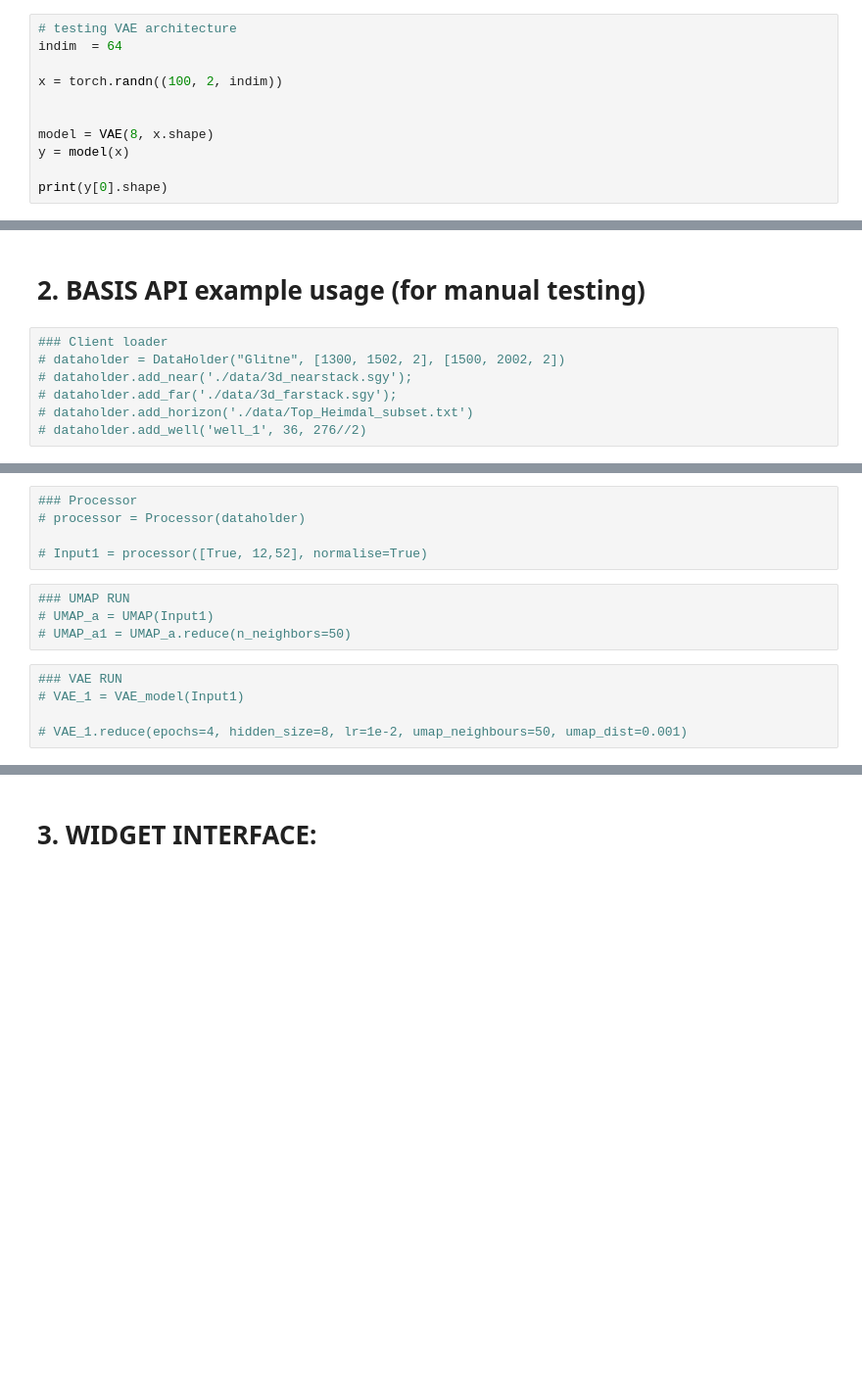
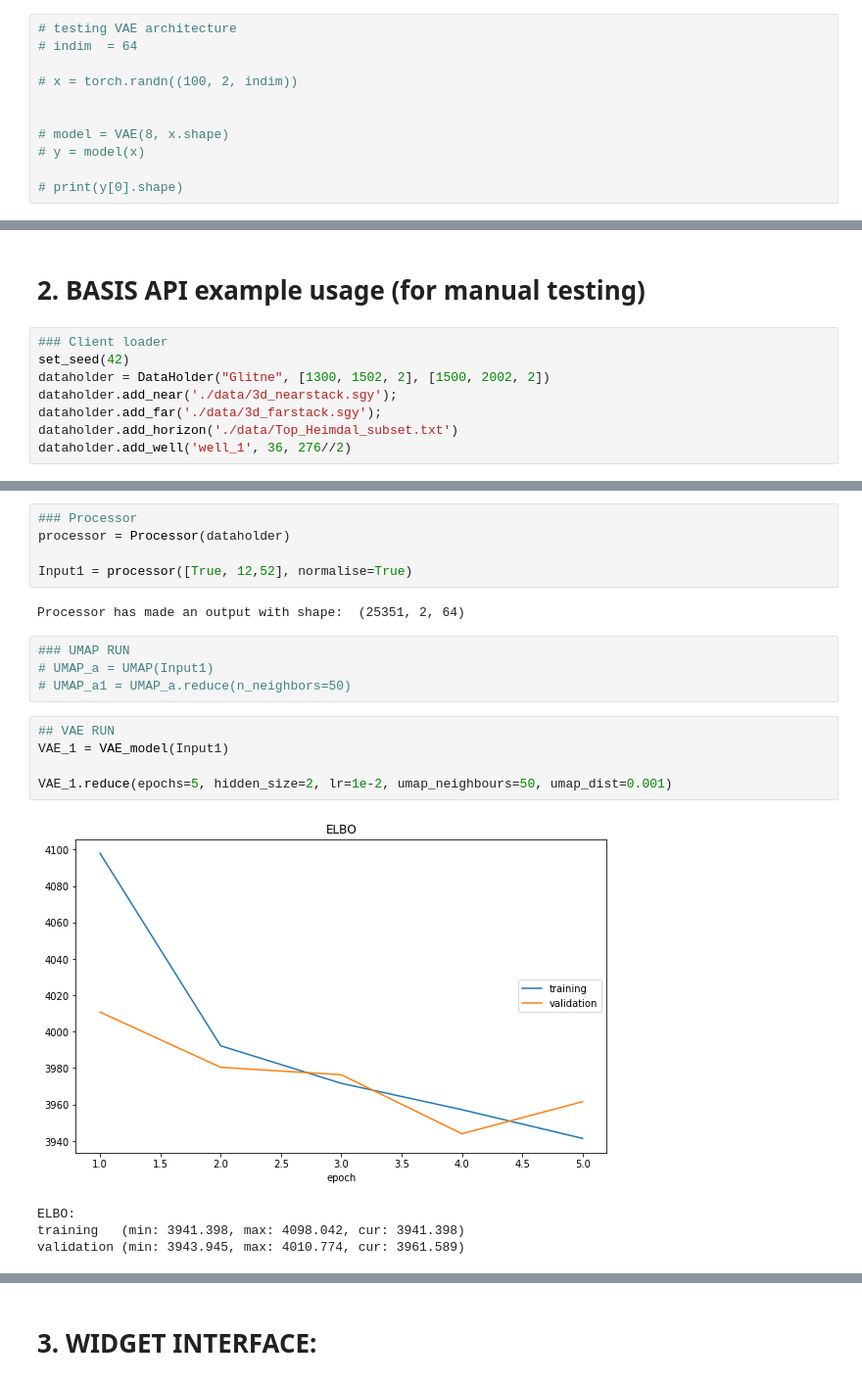
Before and after one commit to msc-acse/acse-9-independent-research-project-coush001, a Jupyter notebook: Prototype_NoteBook_2.0.ipynb, the cells around one changed output, grey strips where cells are left out. Shown at 98% size. Saved outputs shown, nothing was run; the diff lists cells and outputs as text; blank space fills up the shorter version.

```diff
--- a/Prototype_NoteBook_2.0.ipynb
+++ b/Prototype_NoteBook_2.0.ipynb
@@ -263,12 +266,12 @@ def forward_all(model, all_loader, cuda=False):
     return torch.cat(reconstructions, 0), torch.cat(latents, 0)
 # %%
 # testing VAE architecture
-indim  = 64
+# indim  = 64
 
-x = torch.randn((100, 2, indim))
+# x = torch.randn((100, 2, indim))
 
 
-model = VAE(8, x.shape)
-y = model(x)
+# model = VAE(8, x.shape)
+# y = model(x)
 
-print(y[0].shape)
+# print(y[0].shape)
@@ -560,8 +561,9 @@ def PlotAgent(model, attr='FF'):
 # 2. BASIS API  example usage (for manual testing)
 # %%
 ### Client loader
-# dataholder = DataHolder("Glitne", [1300, 1502, 2], [1500, 2002, 2])
-# dataholder.add_near('./data/3d_nearstack.sgy');
-# dataholder.add_far('./data/3d_farstack.sgy');
-# dataholder.add_horizon('./data/Top_Heimdal_subset.txt')
-# dataholder.add_well('well_1', 36, 276//2)
+set_seed(42)
+dataholder = DataHolder("Glitne", [1300, 1502, 2], [1500, 2002, 2])
+dataholder.add_near('./data/3d_nearstack.sgy');
+dataholder.add_far('./data/3d_farstack.sgy');
+dataholder.add_horizon('./data/Top_Heimdal_subset.txt')
+dataholder.add_well('well_1', 36, 276//2)
@@ -568,14 +591,21 @@ def PlotAgent(model, attr='FF'):
 # %%
 ### Processor
-# processor = Processor(dataholder)
+processor = Processor(dataholder)
 
-# Input1 = processor([True, 12,52], normalise=True)
+Input1 = processor([True, 12,52], normalise=True)
+# %% [output]
+Processor has made an output with shape:  (25351, 2, 64)
 # %%
 ### UMAP RUN
 # UMAP_a = UMAP(Input1)
 # UMAP_a1 = UMAP_a.reduce(n_neighbors=50)
 # %%
-### VAE RUN
-# VAE_1 = VAE_model(Input1)
+## VAE RUN
+VAE_1 = VAE_model(Input1)
 
-# VAE_1.reduce(epochs=4, hidden_size=8, lr=1e-2, umap_neighbours=50, umap_dist=0.001)
+VAE_1.reduce(epochs=5, hidden_size=2, lr=1e-2, umap_neighbours=50, umap_dist=0.001)
+# %% [output]
+[figure, added]
+ELBO:
+training   (min: 3941.398, max: 4098.042, cur: 3941.398)
+validation (min: 3943.945, max: 4010.774, cur: 3961.589)
```
Also changed, not shown: parts of 6 cells of this notebook, 6 other files.
